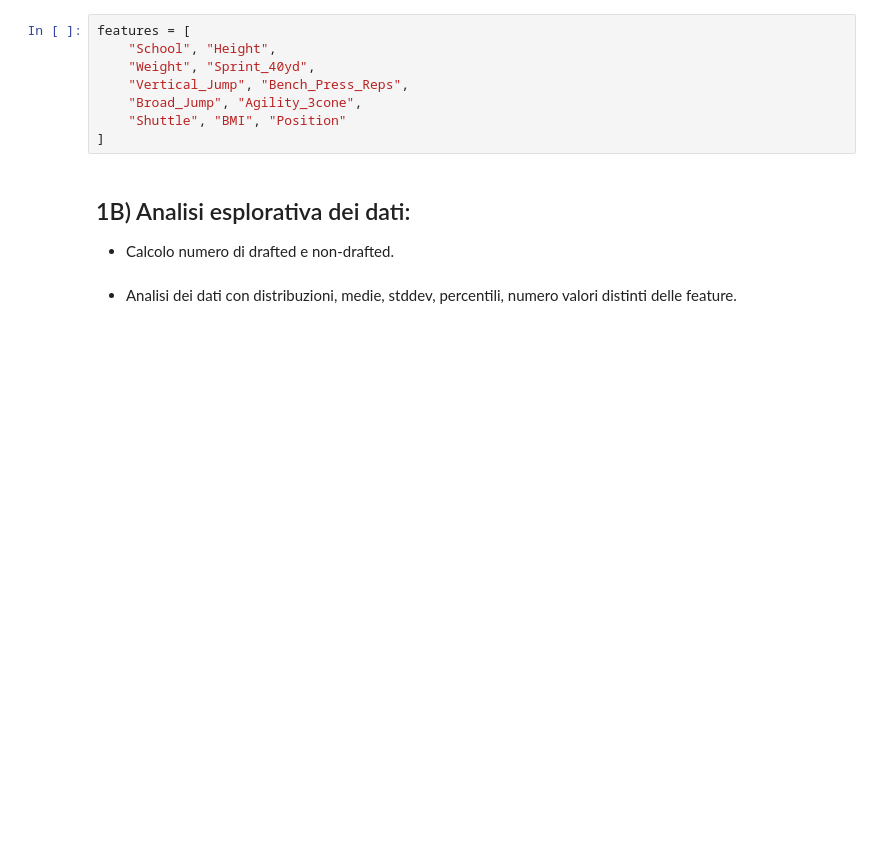
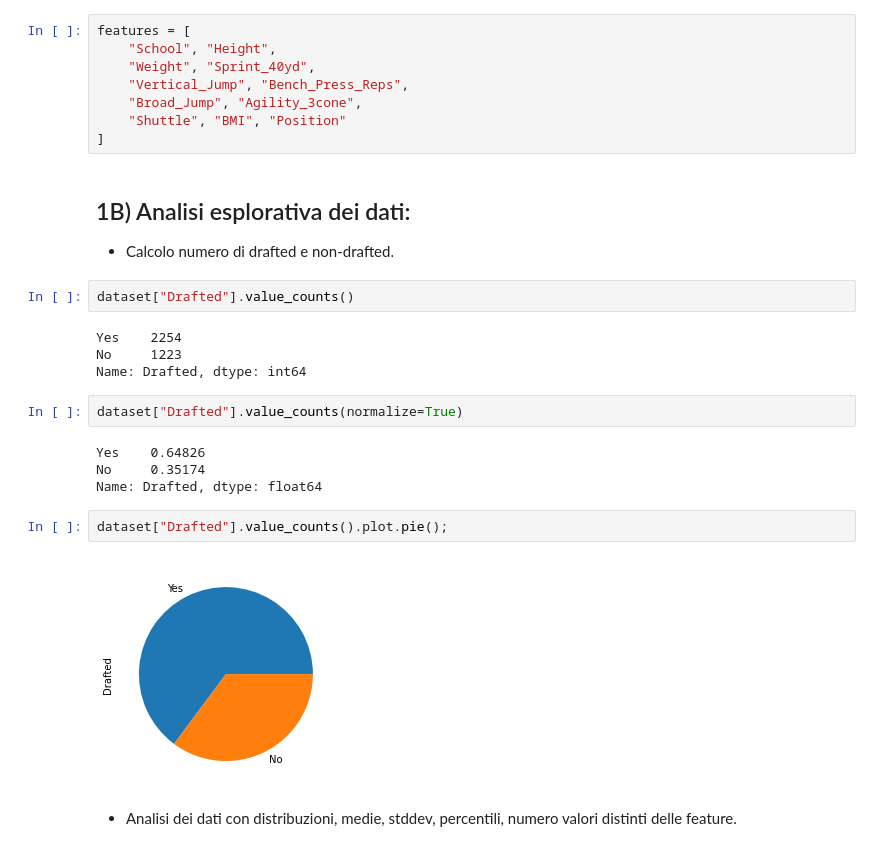
Before and after one commit to daze0/data-intensive-final-project, a Jupyter notebook: src/NFL.ipynb, the cells around one changed output. Cells and saved outputs as stored; diff of their text form; blank space fills up the shorter version.

```diff
--- a/src/NFL.ipynb
+++ b/src/NFL.ipynb
@@ -109,5 +96,21 @@ features = [
 # %% [markdown]
 ## 1B) Analisi esplorativa dei dati:
 - Calcolo numero di drafted e non-drafted.
+# %%
+dataset["Drafted"].value_counts()
+# %% [output]
+Yes    2254
+No     1223
+Name: Drafted, dtype: int64
+# %%
+dataset["Drafted"].value_counts(normalize=True)
+# %% [output]
+Yes    0.64826
+No     0.35174
+Name: Drafted, dtype: float64
+# %%
+dataset["Drafted"].value_counts().plot.pie();
+# %% [output]
+[figure, added]
 # %% [markdown]
 - Analisi dei dati con distribuzioni, medie, stddev, percentili, numero valori distinti delle feature.
```
Also changed, not shown: parts of 8 cells of this notebook.
